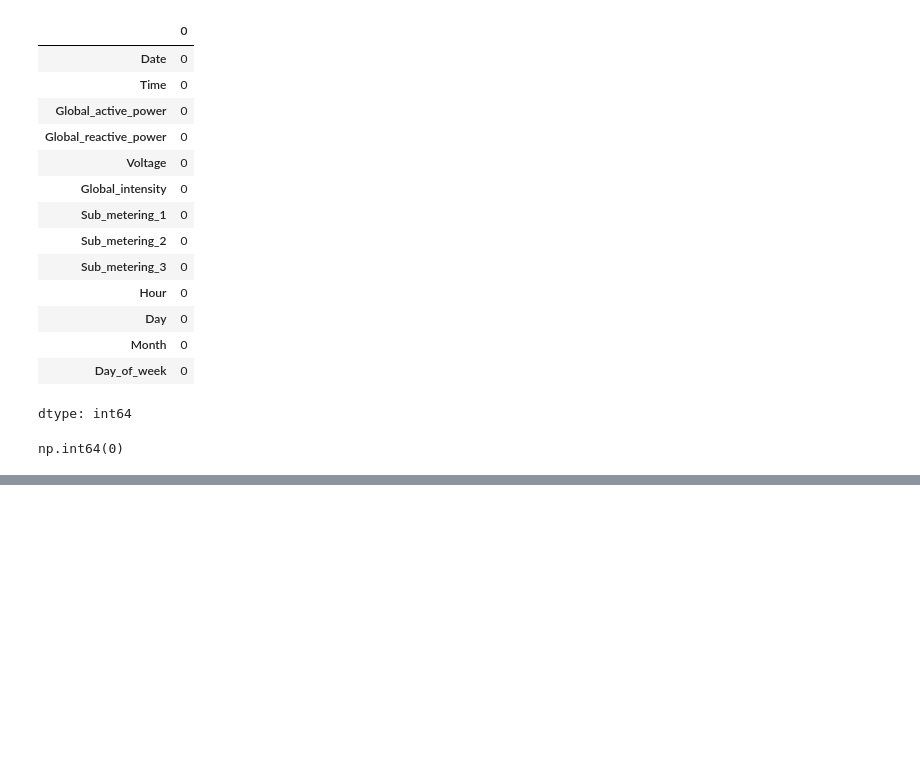
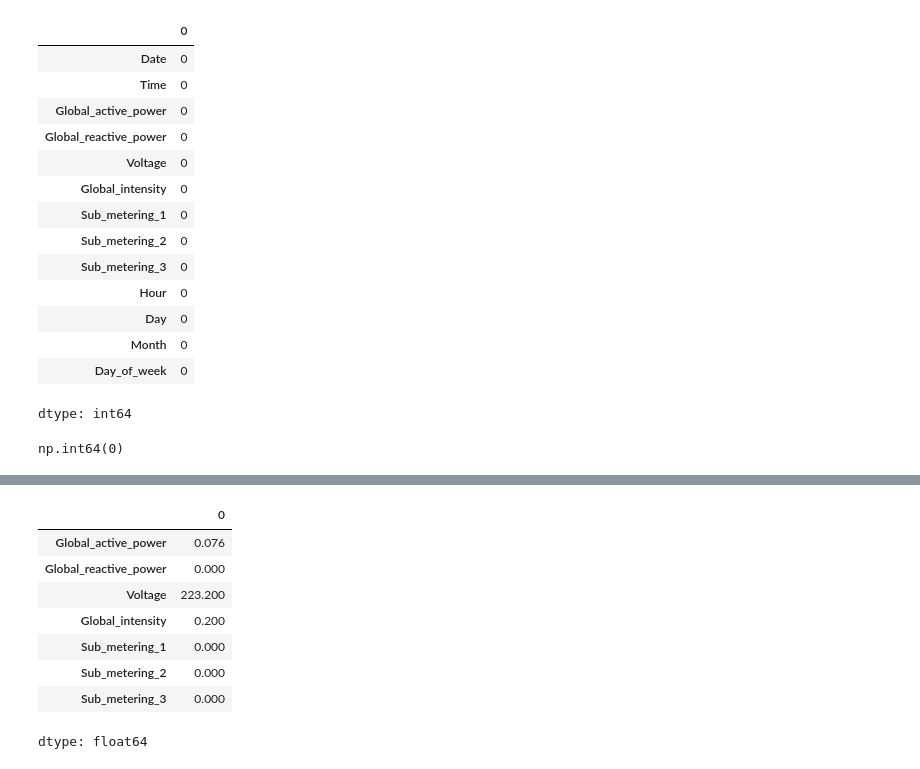
Before and after one commit to dunurejoice20/electricity-forecasting., a Jupyter notebook: notebooks/01_eda_miracle.ipynb, the cells around one changed output, grey strips where cells are left out. Saved outputs shown, nothing was run; the diff lists cells and outputs as text; code cells hidden in the pictures; blank space fills up the shorter version.

```diff
--- a/notebooks/01_eda_miracle.ipynb
+++ b/notebooks/01_eda_miracle.ipynb
@@ -529,0 +560,18 @@ np.int64(0)
+# %%
+df[['Global_active_power',
+    'Global_reactive_power',
+    'Voltage',
+    'Global_intensity',
+    'Sub_metering_1',
+    'Sub_metering_2',
+    'Sub_metering_3',]].min()
+# %% [output]
+|  | 0 |
+| Global_active_power | 0.076 |
+| Global_reactive_power | 0.000 |
+| Voltage | 223.200 |
+| Global_intensity | 0.200 |
+| Sub_metering_1 | 0.000 |
+| Sub_metering_2 | 0.000 |
+| Sub_metering_3 | 0.000 |
+dtype: float64
```
Also changed, not shown: parts of 12 cells of this notebook.
